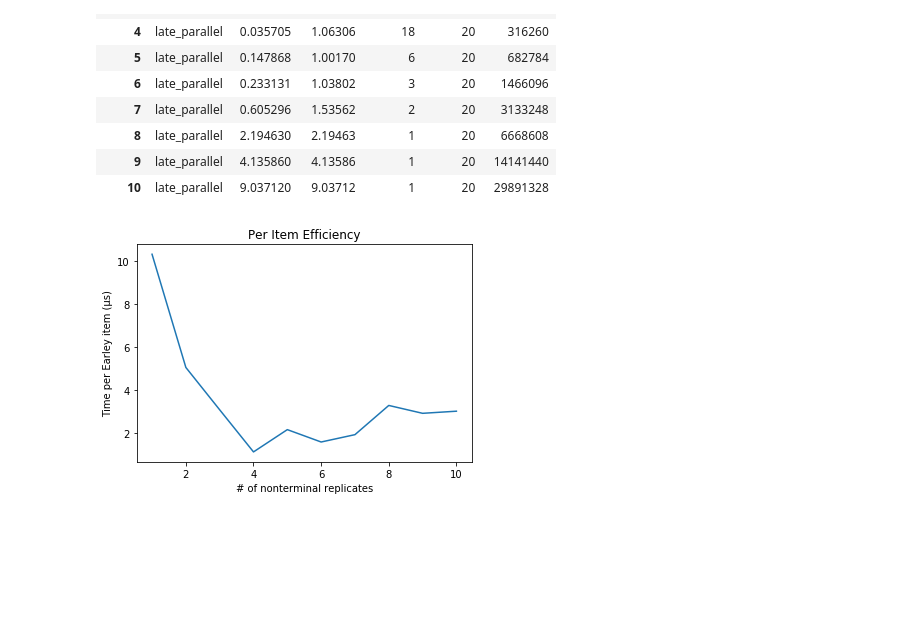
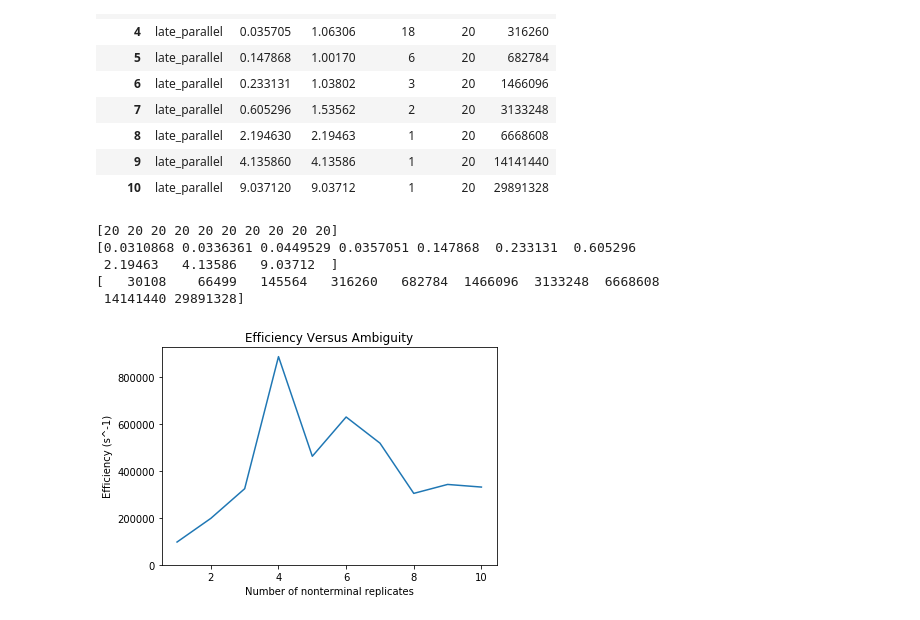
Before and after one commit to jfeser/earley, a Jupyter notebook: Analysis.ipynb, the cells around one changed output. Saved outputs shown, nothing was run; the diff lists cells and outputs as text; code cells hidden in the pictures; blank space fills up the shorter version.

Commit message:
reimagined what efficiency means.

```diff
--- a/Analysis.ipynb
+++ b/Analysis.ipynb
@@ -58,17 +58,34 @@ df
 | 10 | late_parallel | 9.037120 | 9.03712 | 1 | 20 | 29891328 |
 # %%
 x = range(1, len(df)+1)
-y = (df['avg_time'] / df['chart_size'] * 10 * 1000000).as_matrix()
+
+avg_time = df['avg_time'].as_matrix()
+work = df['chart_size'].as_matrix()
+threads = df['threads'].as_matrix()
+
+print(threads)
+print(avg_time)
+print(work)
+
+y = work/(np.minimum(threads, 10)*avg_time)
+
+#y = (df['avg_time'] / df['chart_size'] * 10 * 1000000).as_matrix()
 
 fig, ax = plt.subplots()
-ax.set_title('Per Item Efficiency')
-ax.set_ylabel('Time per Earley item (μs)')
-ax.set_xlabel('# of nonterminal replicates')
+ax.set_title('Efficiency Versus Ambiguity')
+ax.set_ylabel('Efficiency (s^-1)')
+ax.set_xlabel('Number of nonterminal replicates')
 plt.plot(x, y)
+ax.set_ylim(bottom=0)
 plt.savefig('../earley_paper/figures/per_item_time.png', dpi=300)
 plt.show()
 # %% [output]
+[20 20 20 20 20 20 20 20 20 20]
+[0.0310868 0.0336361 0.0449529 0.0357051 0.147868  0.233131  0.605296
+ 2.19463   4.13586   9.03712  ]
+[   30108    66499   145564   316260   682784  1466096  3133248  6668608
+ 14141440 29891328]
-[figure, old version]
+[figure, new version]
 # %%
 cgw_df = pd.read_csv('results/arith-strong-scaling.csv')
 speedup_plot(cgw_df, '../earley_paper/figures/arith_scaling.png')
```
Also changed, not shown: parts of 9 cells of this notebook.
